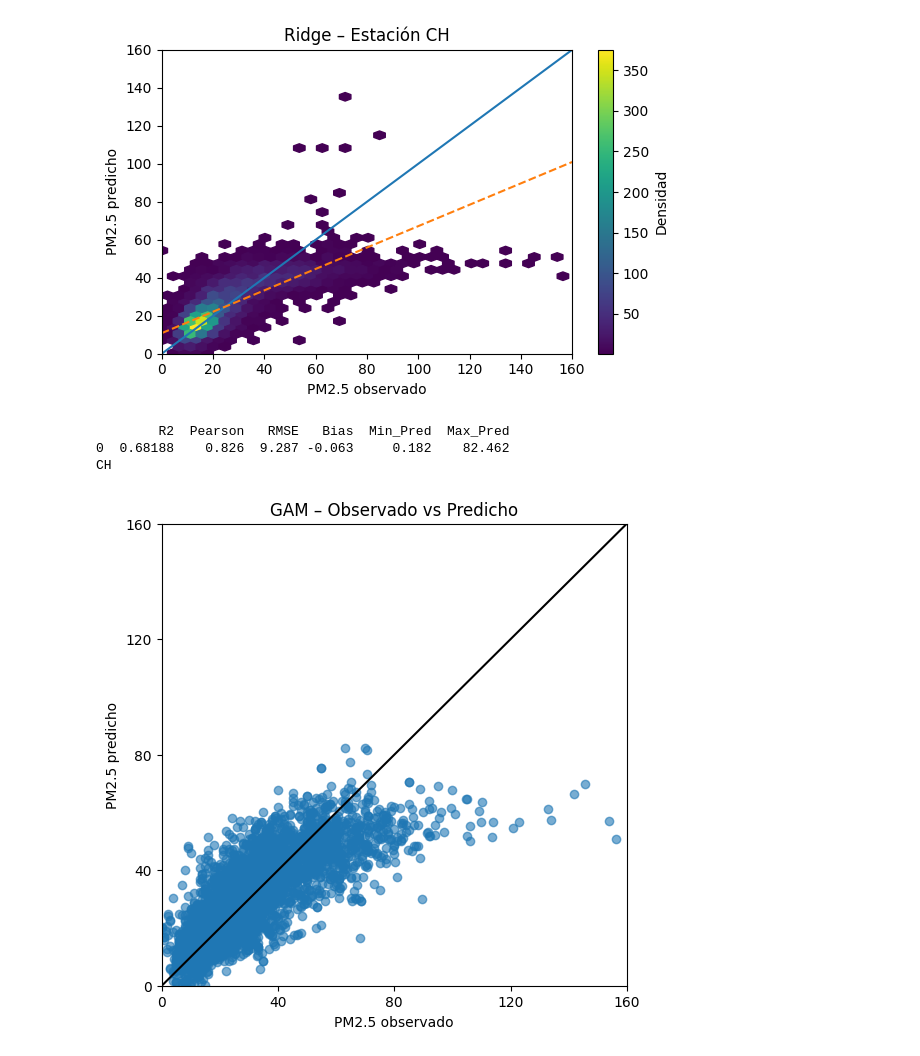
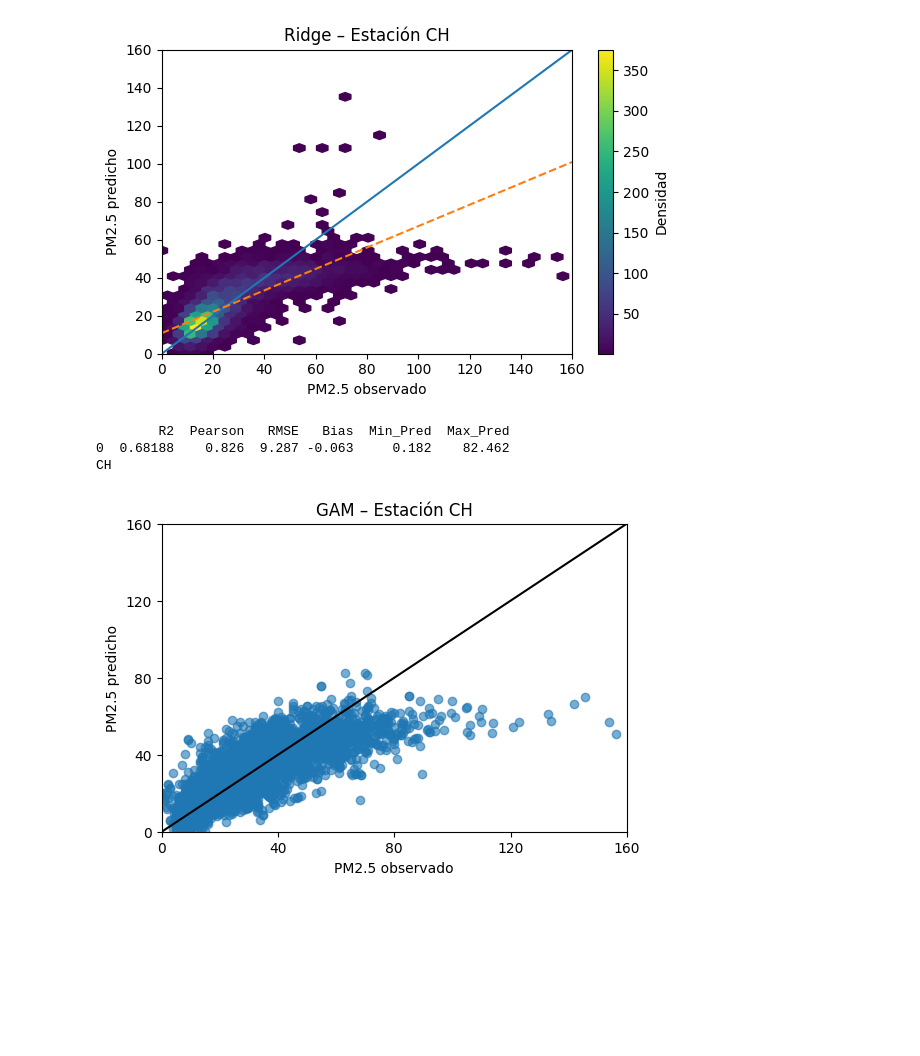
Before and after one commit to joseurquiza88/Prediccion-AQ-LatAm-Python, a Jupyter notebook: 03-Modelos-PM/01_Analisis_ModelosSimples.ipynb, the cells around one changed output. Drawn from its saved outputs; the diff is of its cells as text; code cells hidden in the pictures; blank space fills up the shorter version.

Commit message:
Modelos simples LME

```diff
--- a/03-Modelos-PM/01_Analisis_ModelosSimples.ipynb
+++ b/03-Modelos-PM/01_Analisis_ModelosSimples.ipynb
@@ -1094,23 +1140,8 @@ base_dir = f"D:/Josefina/Proyectos/ProyectoChile/{estacion}/modelos/ParticionDat
 train_data = pd.read_csv(f"{base_dir}/Modelo_{modelo}/M{modelo}_train_{estacion}.csv")
 test_data  = pd.read_csv(f"{base_dir}/Modelo_{modelo}/M{modelo}_test_{estacion}.csv")
 
-## Variables
-variables = [
-    "AOD_055", "ndvi", "BCSMASS_dia", "DUSMASS_dia",
-    "DEM", "t2m_mean",
-    "SO2SMASS_dia", "SO4SMASS_dia", "SSSMASS_dia",
-    "blh_mean", "d2m_mean", "v10_mean", "u10_mean",
-    "tp_mean", "dayWeek"
-]
 
-#Generar dataset para ajustar modelos
-X_train = train_data[variables]
-y_train = train_data["PM25"]
-
-X_test  = test_data[variables]
-y_test  = test_data["PM25"]
-
-# #
+# # Variables
 vars_numericas = [
     "AOD_055","ndvi","BCSMASS_dia","DUSMASS_dia",
     "SO2SMASS_dia","SO4SMASS_dia","SSSMASS_dia",
@@ -1121,6 +1152,7 @@ vars_numericas = [
 vars_categoricas = ["dayWeek"]
 variables = vars_numericas + vars_categoricas
 
+#Dividir que variables voy a considerar o no
 X_train = train_data[variables].values
 y_train = train_data["PM25"].values
 
@@ -1128,7 +1160,7 @@ X_test  = test_data[variables].values
 y_test  = test_data["PM25"].values
 
 
-
+#COeficientes que voy a usar en cada una ed las varibles seteadas antes
 terms = (
     s(0, n_splines=10) +   # AOD_055
     s(1, n_splines=20) +   # ndvi
@@ -1143,58 +1175,43 @@ terms = (
     s(10, n_splines=10) +
     s(11, n_splines=10) +
     s(12, n_splines=12) +
     s(13, n_splines=5)  +  # DEM
     f(14)                  # dayWeek (factor)
 )
 
+#Ajustar modelo
 gam_model = LinearGAM(
     terms,
     lam=0.6              # equivalente al control de suavidad
 ).fit(X_train, y_train)
 
 
-def evaluar_modelo_gam(modelo, X_test, y_test):
-    pred = modelo.predict(X_test)
-
-    df = pd.DataFrame({"pred": pred, "PM25": y_test})
-    df = df[df["pred"] > 0]
-
-    r2 = np.corrcoef(df["pred"], df["PM25"])[0, 1] ** 2
-    pearson = pearsonr(df["PM25"], df["pred"])[0]
-    rmse = np.sqrt(mean_squared_error(df["PM25"], df["pred"]))
-    bias = np.mean(df["pred"] - df["PM25"])
-
-    resultados = pd.DataFrame({
-        "R2": [round(r2, 5)],
-        "Pearson": [round(pearson, 3)],
-        "RMSE": [round(rmse, 3)],
-        "Bias": [round(bias, 3)],
-        "Min_Pred": [round(df["pred"].min(), 3)],
-        "Max_Pred": [round(df["pred"].max(), 3)]
-    })
-    return resultados, df
-
-
+# Evaluar el desempeño
 resultados_gam, df_pred = evaluar_modelo_gam(gam_model, X_test, y_test)
 print(resultados_gam)
 
 print(estacion)
 
-
-plt.figure(figsize=(6,6))
+#################
+#Plot
+plt.figure(figsize=(6,4))
 plt.scatter(df_pred["PM25"], df_pred["pred"], alpha=0.6)
 plt.plot([0,160], [0,160], color="black")
-plt.xlabel("PM2.5 observado")
-plt.ylabel("PM2.5 predicho")
+
 plt.xlim(0,160)
 plt.ylim(0,160)
 plt.xticks(np.arange(0,161,40))
 plt.yticks(np.arange(0,161,40))
-plt.title("GAM – Observado vs Predicho")
+
+plt.xlabel("PM2.5 observado")
+plt.ylabel("PM2.5 predicho")
+plt.title(f"GAM – Estación {estacion}")
+
+
 plt.grid(False)
 plt.show()
 # %% [output]
         R2  Pearson   RMSE   Bias  Min_Pred  Max_Pred
 0  0.68188    0.826  9.287 -0.063     0.182    82.462
 CH
-[figure, old version]
+[figure, new version]
```
Also changed, not shown: parts of 7 cells of this notebook.
